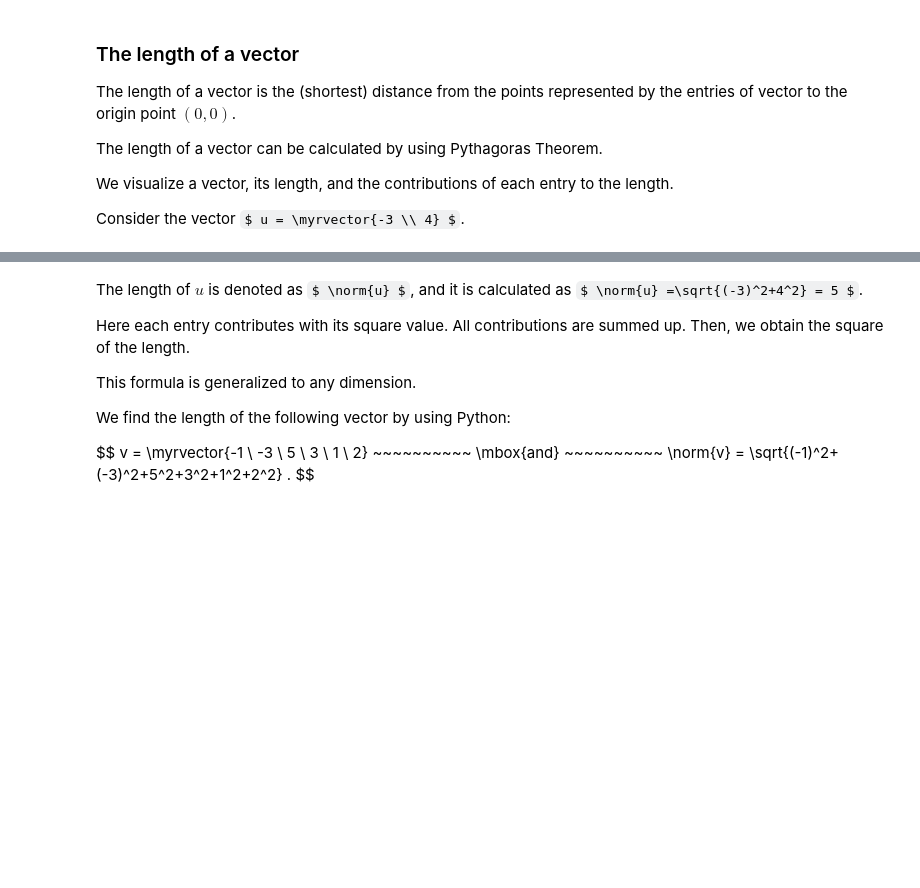
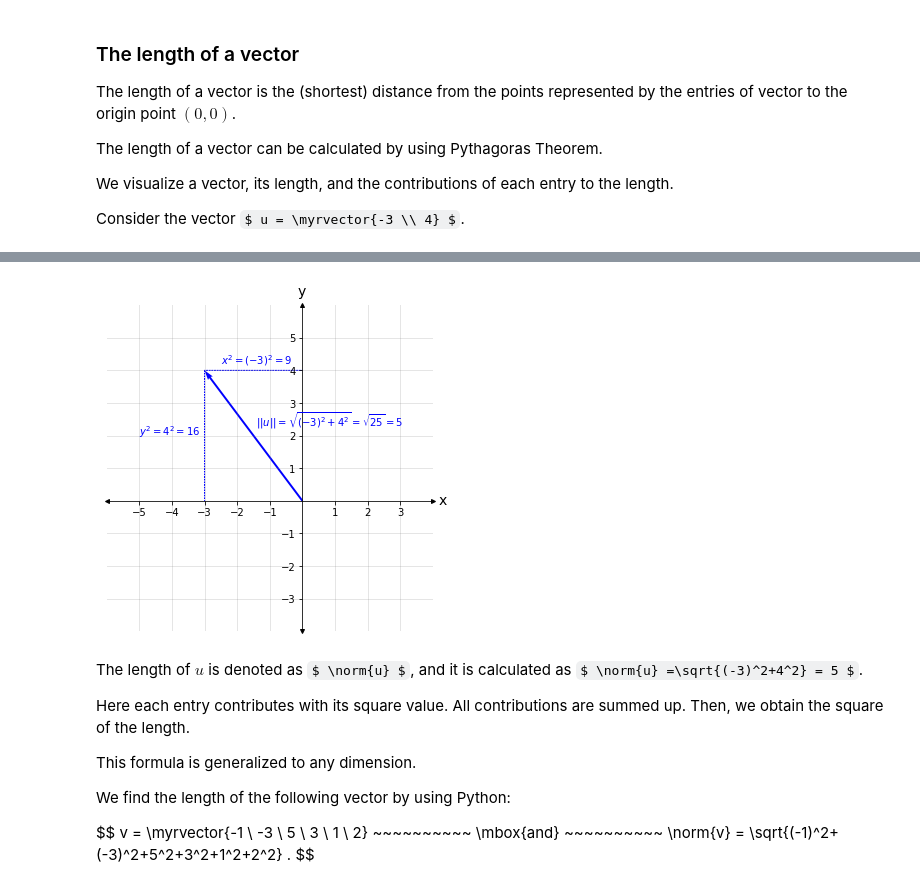
Before and after one commit to QRussia/bronze-qiskit-russian-edition, a Jupyter notebook: math/Math20_Vectors.ipynb, the cells around one changed output, grey strips where cells are left out. Drawn from its saved outputs; the diff is of its cells as text; code cells hidden in the pictures; some formulas as TeX source; blank space fills up the shorter version.

```diff
--- a/math/Math20_Vectors.ipynb
+++ b/math/Math20_Vectors.ipynb
@@ -179,3 +183,8 @@ Consider the vector $ u = \myrvector{-3 \\ 4} $.
+# %%
+%run math.py
+visualize_vectors("example3")
+# %% [output]
+[figure, added]
 # %% [markdown]
 The length of $ u $ is denoted as $ \norm{u} $, and it is calculated as $ \norm{u} =\sqrt{(-3)^2+4^2} = 5 $.
 
```
Also changed, not shown: parts of 6 cells of this notebook, 13 other files.
